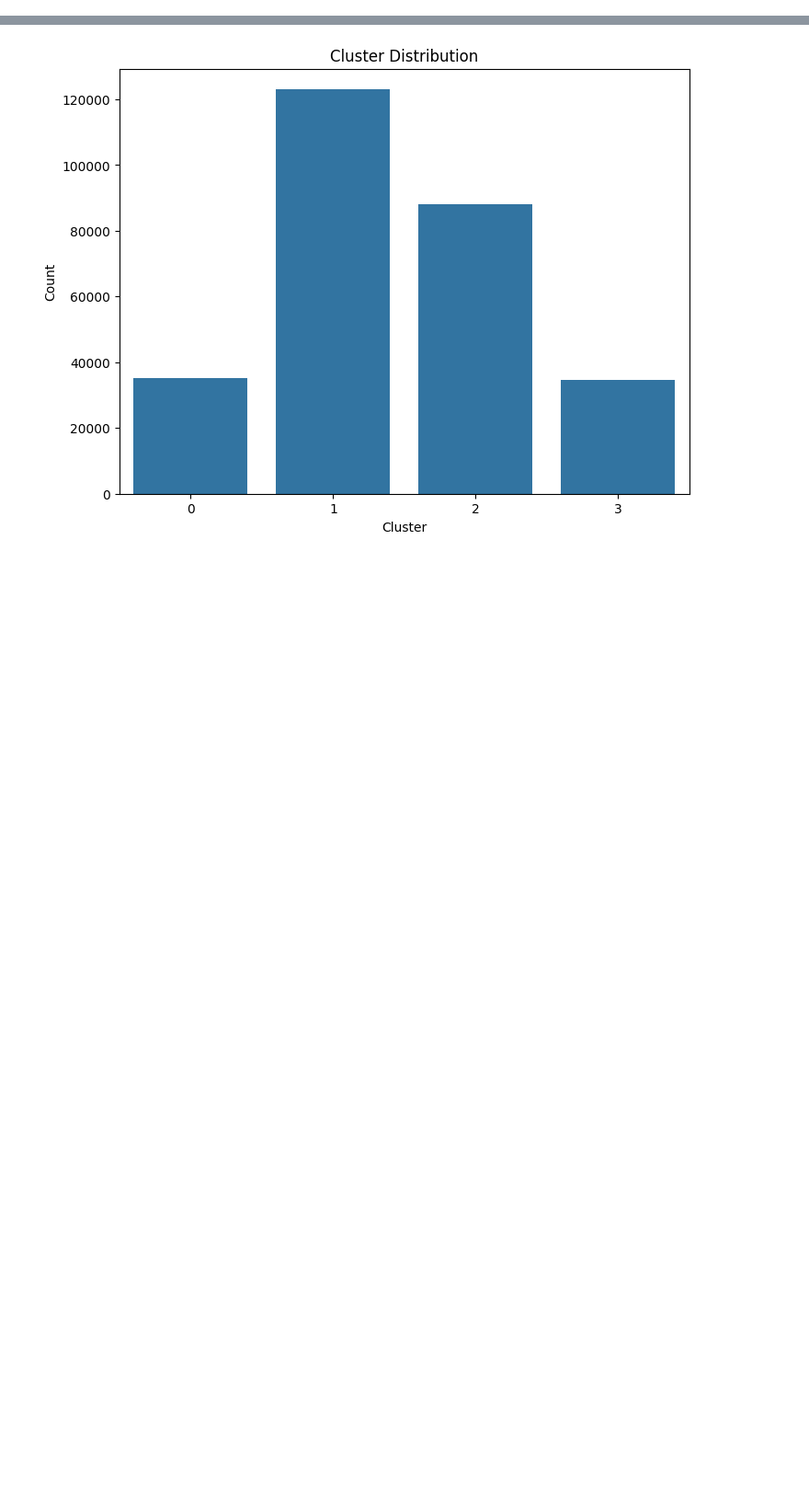
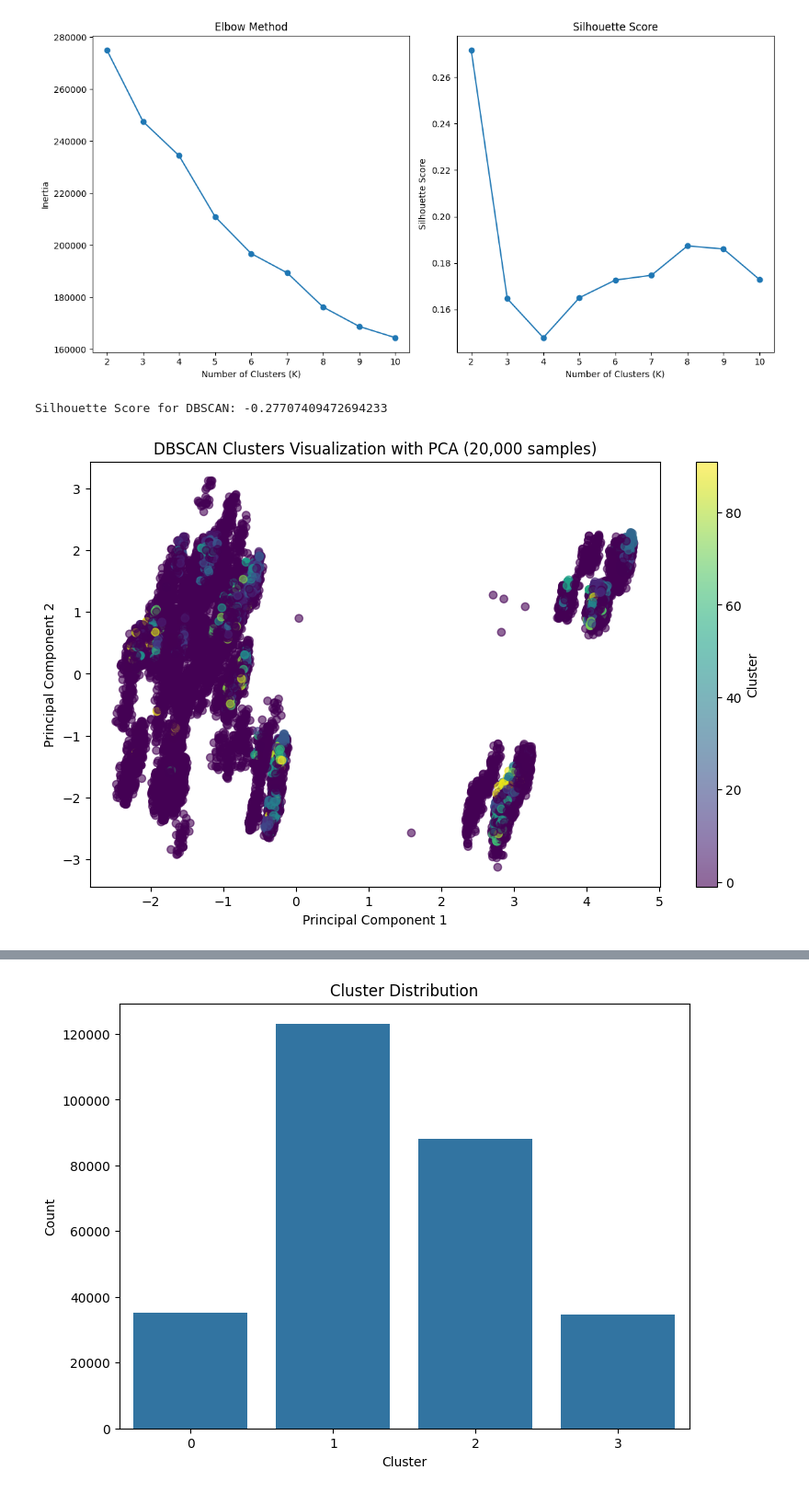
Before and after one commit to orifelszer/CrimeData, a Jupyter notebook: Clustering.ipynb, the cells around one changed output, grey strips where cells are left out. Shown at 92% size. Drawn from its saved outputs; the diff is of its cells as text; code cells hidden in the pictures; blank space fills up the shorter version.

```diff
--- a/Clustering.ipynb
+++ b/Clustering.ipynb
@@ -104,0 +202,68 @@ plt.show()
+# %%
+from sklearn.cluster import DBSCAN, KMeans
+from sklearn.decomposition import PCA
+from sklearn.metrics import silhouette_score
+import numpy as np
+import matplotlib.pyplot as plt
+
+# ✅ דגימה רנדומלית ל-20,000 דוגמאות בלבד כדי למנוע עומס חישובי
+sample_size = min(20000, df_kmeans_scaled.shape[0])
+indices = np.random.choice(df_kmeans_scaled.shape[0], sample_size, replace=False)
+df_sample = df_kmeans_scaled[indices]
+
+# ✅ בדיקת Elbow Method + Silhouette עם דגימה קטנה
+inertia = []
+silhouette_scores = []
+k_values = range(2, 11)
+
+for k in k_values:
+    kmeans = KMeans(n_clusters=k, random_state=42)
+    cluster_labels = kmeans.fit_predict(df_sample)
+    inertia.append(kmeans.inertia_)
+    silhouette_avg = silhouette_score(df_sample, cluster_labels)
+    silhouette_scores.append(silhouette_avg)
+
+# ✅ הצגת גרף Elbow
+plt.figure(figsize=(12, 6))
+plt.subplot(1, 2, 1)
+plt.plot(k_values, inertia, marker='o')
+plt.title('Elbow Method')
+plt.xlabel('Number of Clusters (K)')
+plt.ylabel('Inertia')
+
+# ✅ הצגת גרף Silhouette
+plt.subplot(1, 2, 2)
+plt.plot(k_values, silhouette_scores, marker='o')
+plt.title('Silhouette Score')
+plt.xlabel('Number of Clusters (K)')
+plt.ylabel('Silhouette Score')
+
+plt.tight_layout()
+plt.show()
+
+# ✅ ביצוע DBSCAN עם דגימה קטנה (20,000 דוגמאות)
+dbscan = DBSCAN(eps=1.0, min_samples=20, n_jobs=-1)
+dbscan_labels = dbscan.fit_predict(df_sample)
+
+# ✅ חישוב סילואט עבור DBSCAN (אם זוהו יותר מאשכול אחד)
+if len(set(dbscan_labels)) > 1:
+    dbscan_silhouette = silhouette_score(df_sample, dbscan_labels)
+    print(f"Silhouette Score for DBSCAN: {dbscan_silhouette}")
+else:
+    print("DBSCAN זיהה רק אשכול אחד או שרוב הדגימות מסומנות כרעש (Noise).")
+
+# ✅ ויזואליזציה של DBSCAN עם PCA (2 רכיבים בלבד)
+pca = PCA(n_components=2)
+df_pca_2d_dbscan = pca.fit_transform(df_sample)
+
+plt.figure(figsize=(10, 6))
+plt.scatter(df_pca_2d_dbscan[:, 0], df_pca_2d_dbscan[:, 1], c=dbscan_labels, cmap='viridis', alpha=0.6)
+plt.title('DBSCAN Clusters Visualization with PCA (20,000 samples)')
+plt.xlabel('Principal Component 1')
+plt.ylabel('Principal Component 2')
+plt.colorbar(label='Cluster')
+plt.show()
+# %% [output]
+[figure, added]
+Silhouette Score for DBSCAN: -0.27707409472694233
+[figure, added]
```
Also changed, not shown: parts of 10 cells of this notebook.
